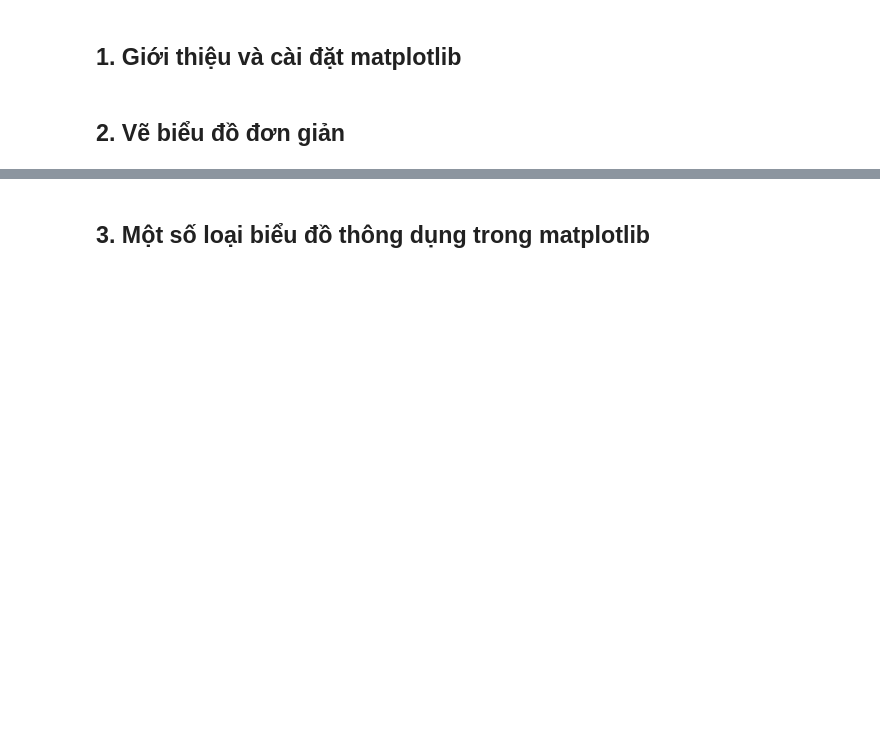
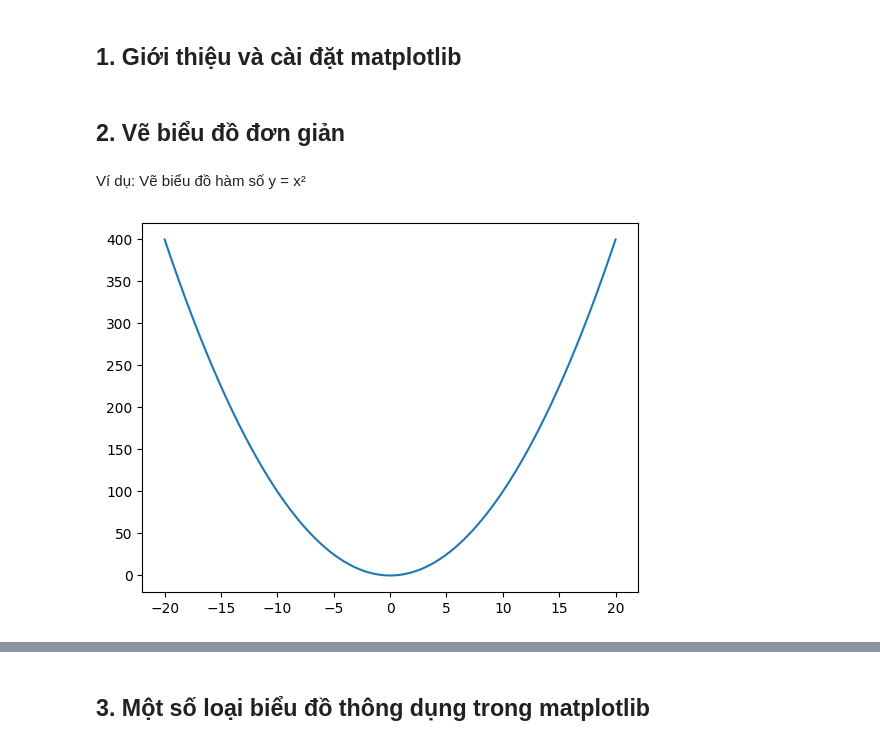
Before and after one commit to ThienBao224/Data_Analytics, a Jupyter notebook: Python_Numpy_Matplotlib_Pandas.ipynb, the cells around one changed output, grey strips where cells are left out. Drawn from its saved outputs; the diff is of its cells as text; code cells hidden in the pictures; blank space fills up the shorter version.

```diff
--- a/Python_Numpy_Matplotlib_Pandas.ipynb
+++ b/Python_Numpy_Matplotlib_Pandas.ipynb
@@ -1100,3 +1210,19 @@ print(a) # in ra "array([[11, 2, 3],
 ## 1. Giới thiệu và cài đặt matplotlib
 # %% [markdown]
 ## 2. Vẽ biểu đồ đơn giản
+# %% [markdown]
+ Ví dụ: Vẽ biểu đồ hàm số y = x²
+# %%
+import numpy as np # thư viện numpy
+import matplotlib.pyplot as plt # thư viện pyplot
+
+# chia đoạn từ -20 đến 20 thành 1000 đoạn
+x = np.linspace(-20, 20, 1000)
+# tính y
+y = x * x
+# vẽ biểu đồ tương quan giữa x và y
+plt.plot(x, y)
+# hiển thị biểu đồ
+plt.show()
+# %% [output]
+[figure, added]
```
Also changed, not shown: parts of 113 cells of this notebook.
